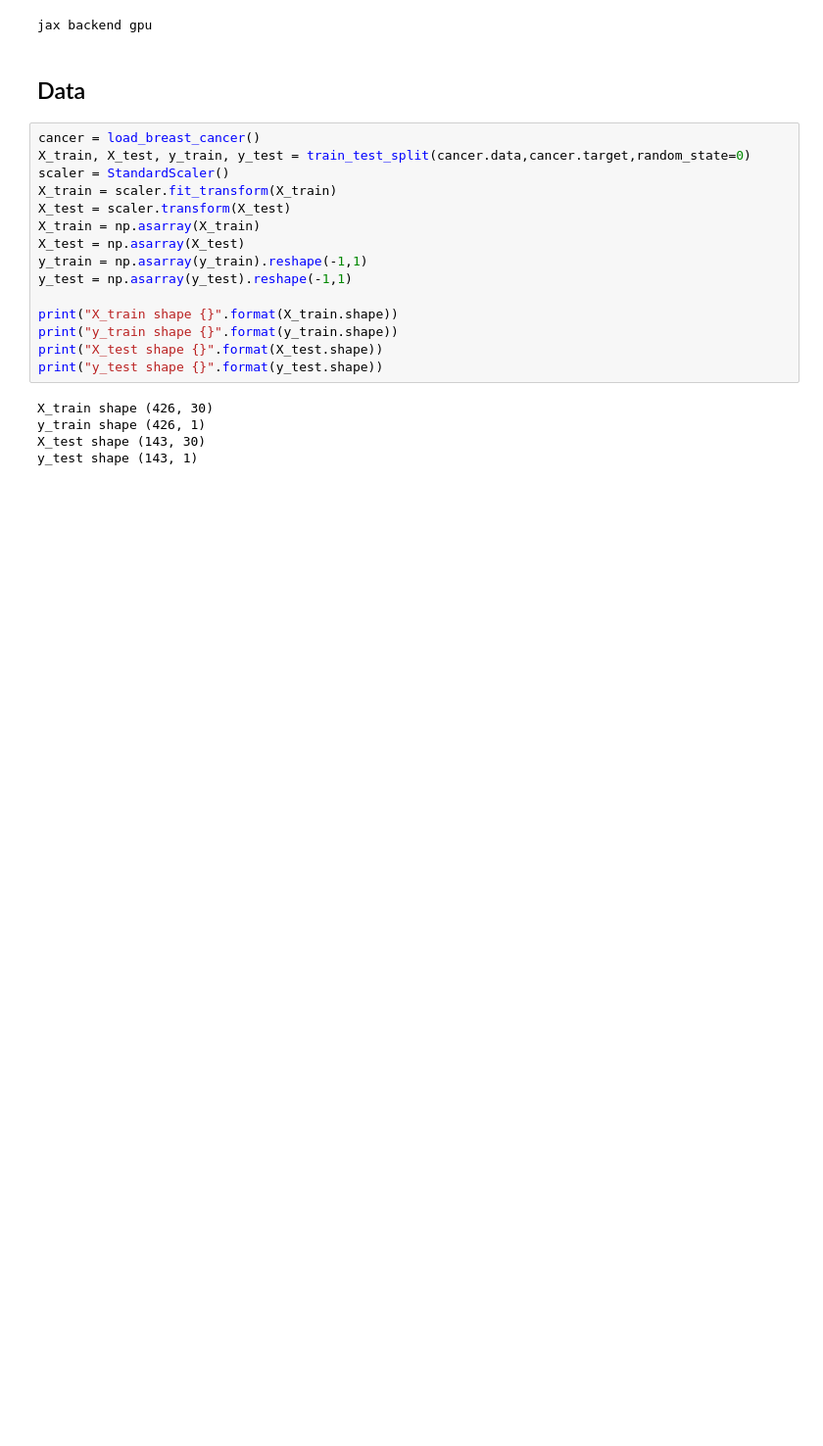
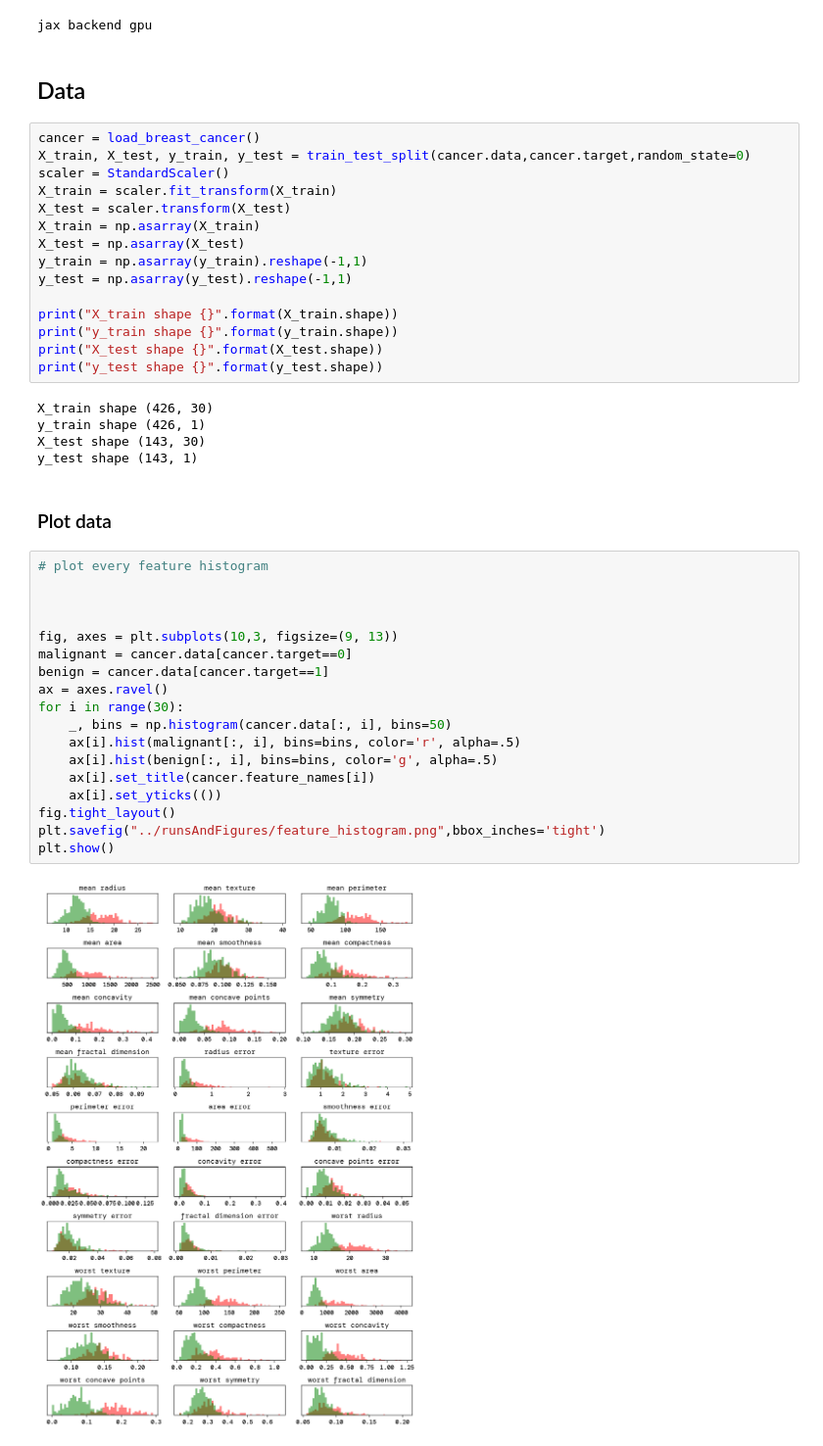
Before and after one commit to bragewiseth/MachineLearningProjects, a Jupyter notebook: project2/src/classification.ipynb, the cells around one changed output. Shown at 98% size. Drawn from its saved outputs; the diff is of its cells as text; blank space fills up the shorter version.

```diff
--- a/project2/src/classification.ipynb
+++ b/project2/src/classification.ipynb
@@ -37,3 +38,25 @@ X_train shape (426, 30)
 y_train shape (426, 1)
 X_test shape (143, 30)
 y_test shape (143, 1)
+# %% [markdown]
+### Plot data
+# %%
+# plot every feature histogram
+
+
+
+fig, axes = plt.subplots(10,3, figsize=(9, 13))
+malignant = cancer.data[cancer.target==0]
+benign = cancer.data[cancer.target==1]
+ax = axes.ravel()
+for i in range(30):
+    _, bins = np.histogram(cancer.data[:, i], bins=50)
+    ax[i].hist(malignant[:, i], bins=bins, color='r', alpha=.5)
+    ax[i].hist(benign[:, i], bins=bins, color='g', alpha=.5)
+    ax[i].set_title(cancer.feature_names[i])
+    ax[i].set_yticks(())
+fig.tight_layout()
+plt.savefig("../runsAndFigures/feature_histogram.png",bbox_inches='tight')
+plt.show()
+# %% [output]
+[figure, added]
```
Also changed, not shown: parts of 10 cells of this notebook, 8 other files.
